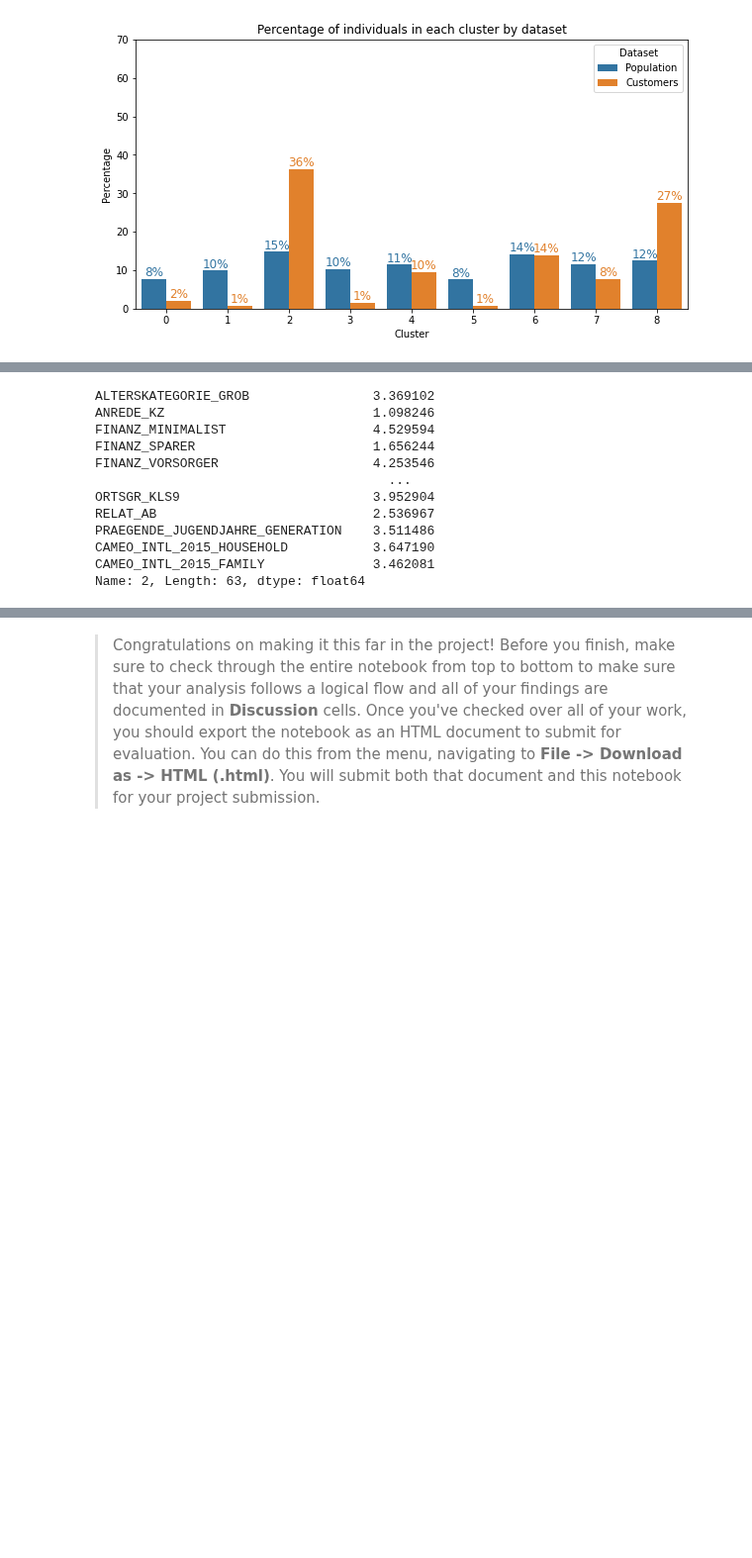
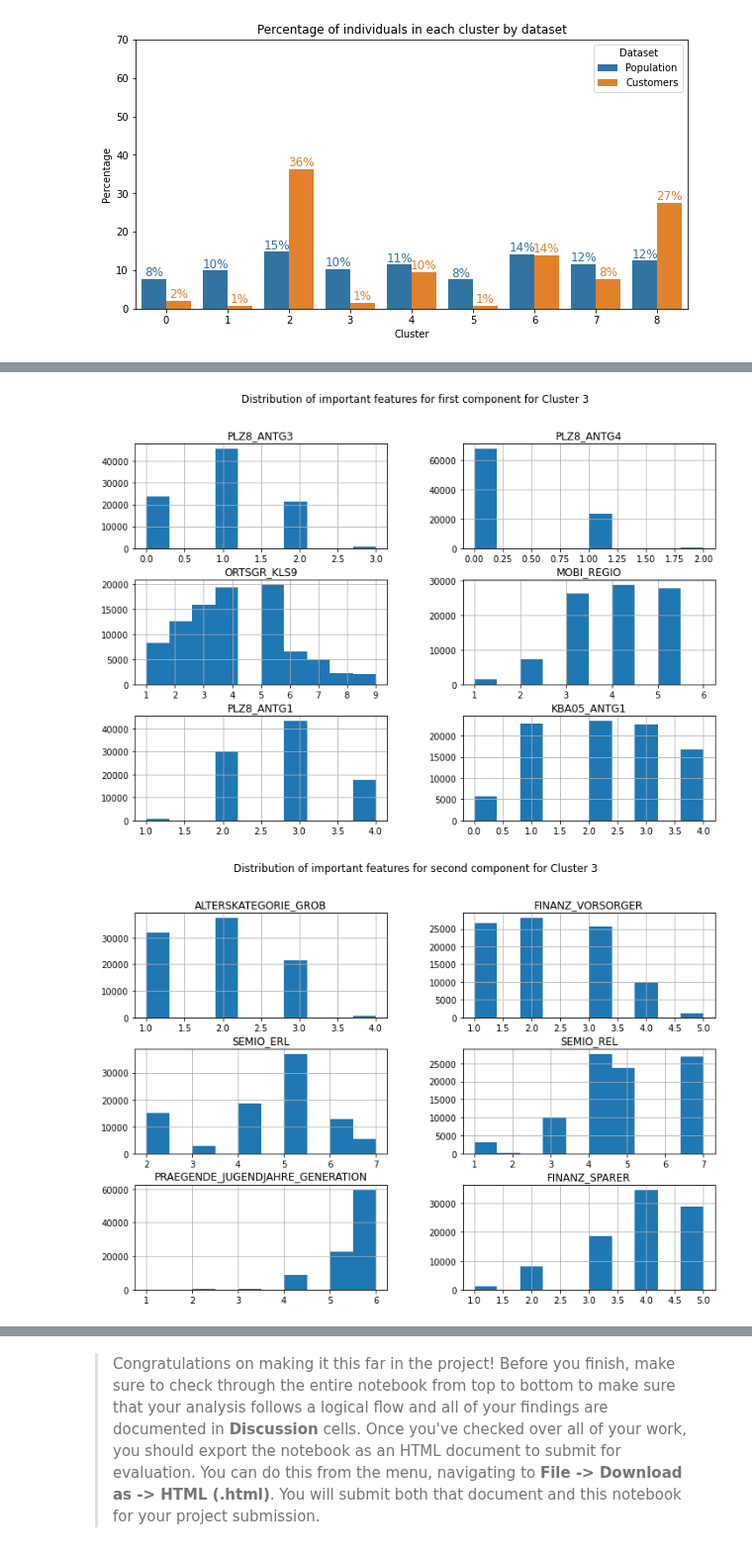
Before and after one commit to walidsi/identify-customer-segments, a Jupyter notebook: Identify_Customer_Segments.ipynb, the cells around one changed output, grey strips where cells are left out. Shown at 99% size. Saved outputs shown, nothing was run; the diff lists cells and outputs as text; code cells hidden in the pictures; blank space fills up the shorter version.

```diff
--- a/Identify_Customer_Segments.ipynb
+++ b/Identify_Customer_Segments.ipynb
@@ -1225,19 +1238,15 @@ Name: 1, Length: 63, dtype: float64
 # %%
 # What kinds of people are part of a cluster that is underrepresented in the
 # customer data compared to the general population?
 
-# Clusters 2, and 3 are the most underrepresented in the customer data compared to population data. Kinds of people in cluster 2 are:
-X_azidais_subset1_df.groupby('Cluster').mean().iloc[2]
+# Clusters 0, 1, 3, and 5 are the most underrepresented in the customer data compared to population data. Kinds of people in cluster 2 are:
+underrepresented = 3
+X_azidais_subset1_df.groupby('Cluster').get_group(underrepresented)[pca_comp_0_features].hist(figsize=(12, 8));
+plt.suptitle(f"Distribution of important features for first component for Cluster {underrepresented}");
+X_azidais_subset1_df.groupby('Cluster').get_group(underrepresented)[pca_comp_1_features].hist(figsize=(12, 8));
+plt.suptitle(f"Distribution of important features for second component for Cluster {underrepresented}");
+X_azidais_subset1_df.groupby('Cluster').get_group(underrepresented)[pca_comp_2_features].hist(figsize=(12, 8));
+plt.suptitle(f"Distribution of important features for third component for Cluster {underrepresented}");
 # %% [output]
-ALTERSKATEGORIE_GROB                3.369102
-ANREDE_KZ                           1.098246
-FINANZ_MINIMALIST                   4.529594
-FINANZ_SPARER                       1.656244
-FINANZ_VORSORGER                    4.253546
-                                      ...
-ORTSGR_KLS9                         3.952904
-RELAT_AB                            2.536967
-PRAEGENDE_JUGENDJAHRE_GENERATION    3.511486
-CAMEO_INTL_2015_HOUSEHOLD           3.647190
-CAMEO_INTL_2015_FAMILY              3.462081
-Name: 2, Length: 63, dtype: float64
+[figure, added]
+[figure, added]
```
Also changed, not shown: parts of 9 cells of this notebook.
